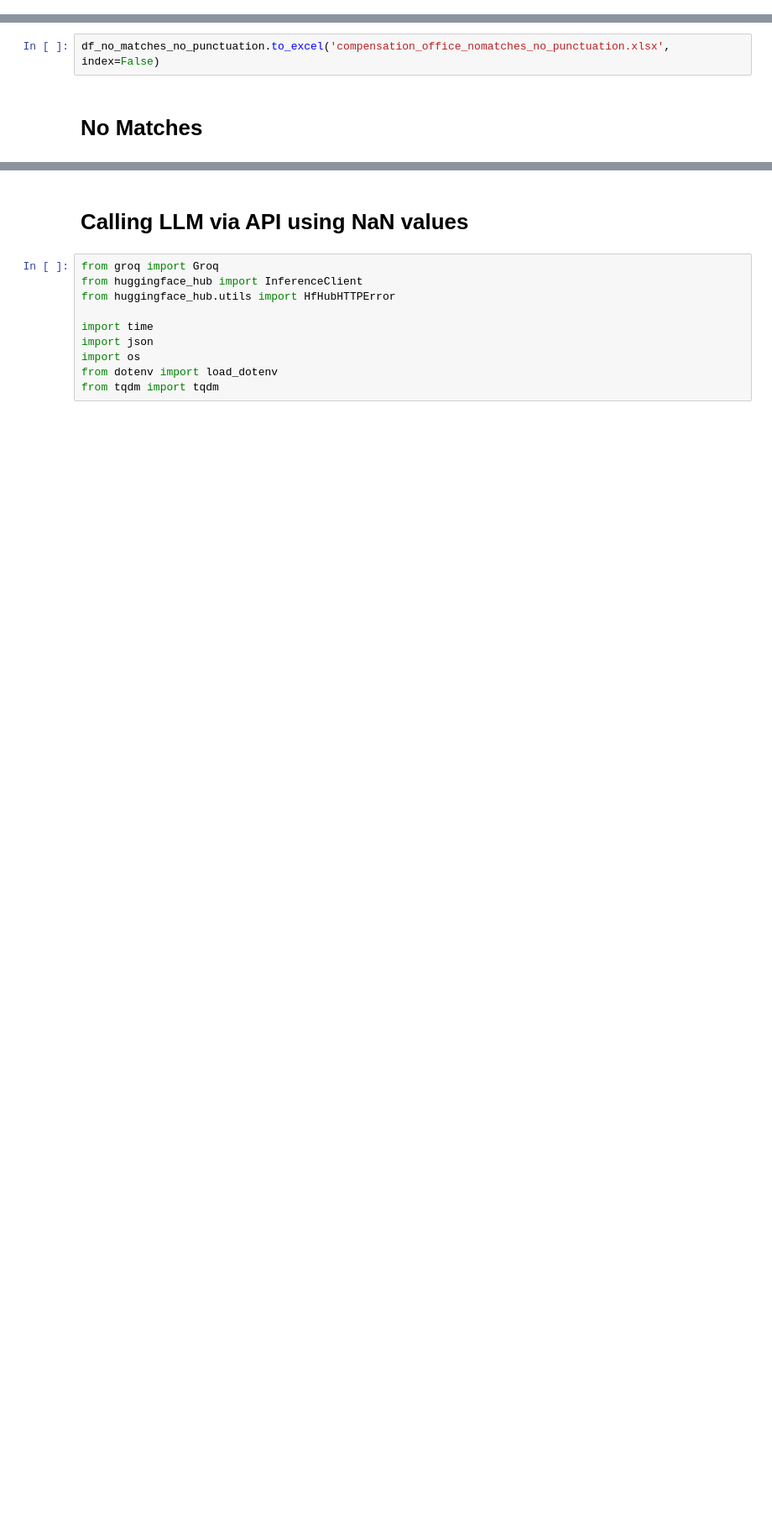
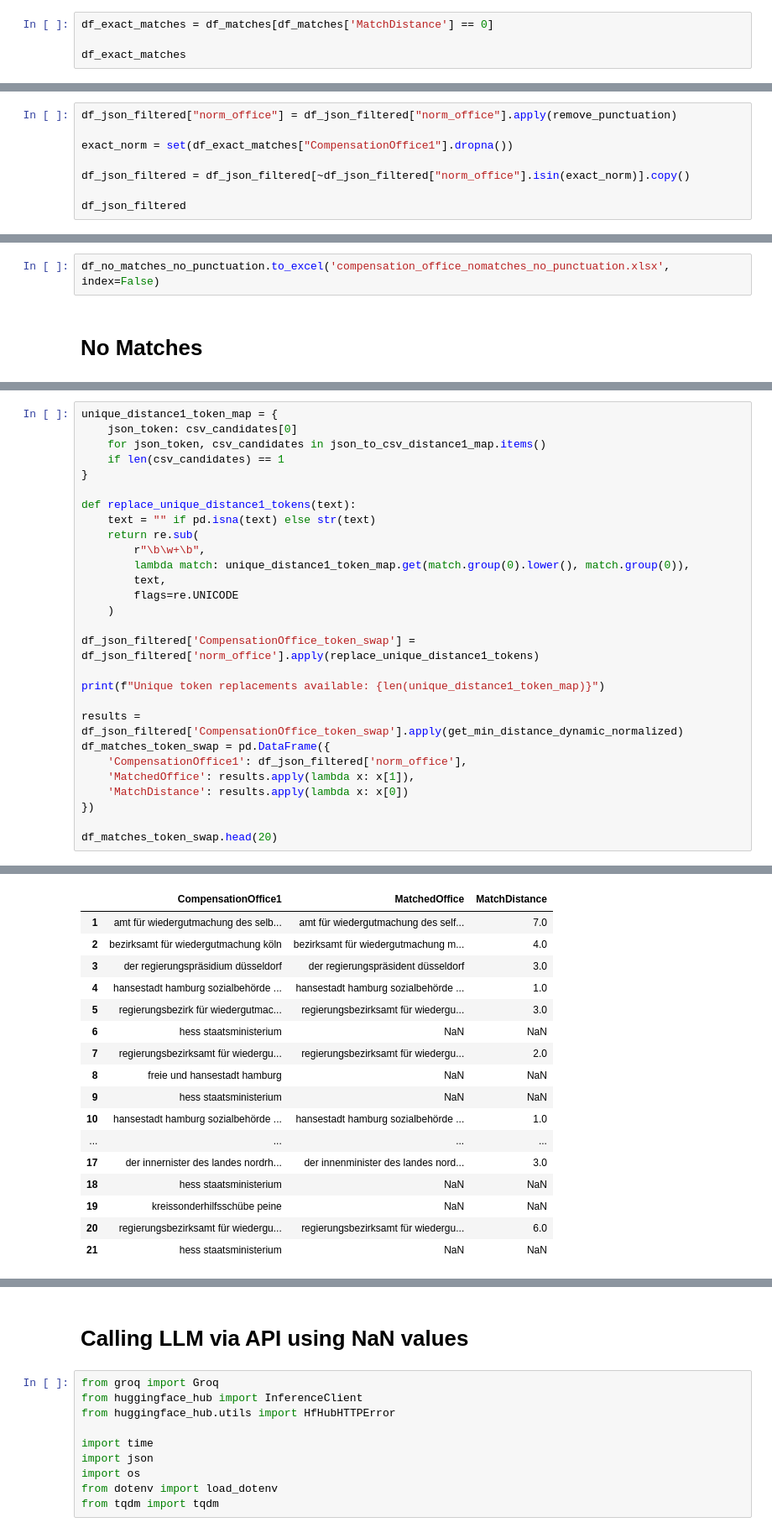
Before and after one commit to BennetHan/compensation-office-analysis, a Jupyter notebook: compensation-office-analysis.ipynb, the cells around one changed output, grey strips where cells are left out. Shown at 84% size. Drawn from its saved outputs; the diff is of its cells as text; blank space fills up the shorter version.

```diff
--- a/compensation-office-analysis.ipynb
+++ b/compensation-office-analysis.ipynb
@@ -208,3 +278,7 @@ MatchDistance = 61: 1 (0.00%)
 MatchDistance = 62: 0 (0.00%)
 MatchDistance = 63: 0 (0.00%)
 MatchDistance = 64: 1 (0.00%)
+# %%
+df_exact_matches = df_matches[df_matches['MatchDistance'] == 0]
+
+df_exact_matches
@@ -210,0 +299,8 @@ MatchDistance = 64: 1 (0.00%)
+# %%
+df_json_filtered["norm_office"] = df_json_filtered["norm_office"].apply(remove_punctuation)
+
+exact_norm = set(df_exact_matches["CompensationOffice1"].dropna())
+
+df_json_filtered = df_json_filtered[~df_json_filtered["norm_office"].isin(exact_norm)].copy()
+
+df_json_filtered
@@ -278,0 +486,29 @@ hann-lo
+# %%
+unique_distance1_token_map = {
+    json_token: csv_candidates[0]
+    for json_token, csv_candidates in json_to_csv_distance1_map.items()
+    if len(csv_candidates) == 1
+}
+
+def replace_unique_distance1_tokens(text):
+    text = "" if pd.isna(text) else str(text)
+    return re.sub(
+        r"\b\w+\b",
+        lambda match: unique_distance1_token_map.get(match.group(0).lower(), match.group(0)),
+        text,
+        flags=re.UNICODE
+    )
+
+df_json_filtered['CompensationOffice_token_swap'] = df_json_filtered['norm_office'].apply(replace_unique_distance1_tokens)
+
+print(f"Unique token replacements available: {len(unique_distance1_token_map)}")
+
+results = df_json_filtered['CompensationOffice_token_swap'].apply(get_min_distance_dynamic_normalized)
+df_matches_token_swap = pd.DataFrame({
+    'CompensationOffice1': df_json_filtered['norm_office'],
+    'MatchedOffice': results.apply(lambda x: x[1]),
+    'MatchDistance': results.apply(lambda x: x[0])
+})
+
+df_matches_token_swap.head(20)
+# %% [output]
@@ -278,0 +516,17 @@ hann-lo
+|  | CompensationOffice1 | MatchedOffice | MatchDistance |
+| 1 | amt für wiedergutmachung des selb... | amt für wiedergutmachung des self... | 7.0 |
+| 2 | bezirksamt für wiedergutmachung köln | bezirksamt für wiedergutmachung m... | 4.0 |
+| 3 | der regierungspräsidium düsseldorf | der regierungspräsident düsseldorf | 3.0 |
+| 4 | hansestadt hamburg sozialbehörde ... | hansestadt hamburg sozialbehörde ... | 1.0 |
+| 5 | regierungsbezirk für wiedergutmac... | regierungsbezirksamt für wiedergu... | 3.0 |
+| 6 | hess staatsministerium | NaN | NaN |
+| 7 | regierungsbezirksamt für wiedergu... | regierungsbezirksamt für wiedergu... | 2.0 |
+| 8 | freie und hansestadt hamburg | NaN | NaN |
+| 9 | hess staatsministerium | NaN | NaN |
+| 10 | hansestadt hamburg sozialbehörde ... | hansestadt hamburg sozialbehörde ... | 1.0 |
+| ... | ... | ... | ... |
+| 17 | der innernister des landes nordrh... | der innenminister des landes nord... | 3.0 |
+| 18 | hess staatsministerium | NaN | NaN |
+| 19 | kreissonderhilfsschübe peine | NaN | NaN |
+| 20 | regierungsbezirksamt für wiedergu... | regierungsbezirksamt für wiedergu... | 6.0 |
+| 21 | hess staatsministerium | NaN | NaN |
```
Also changed, not shown: parts of 29 cells of this notebook, 1 other file.
